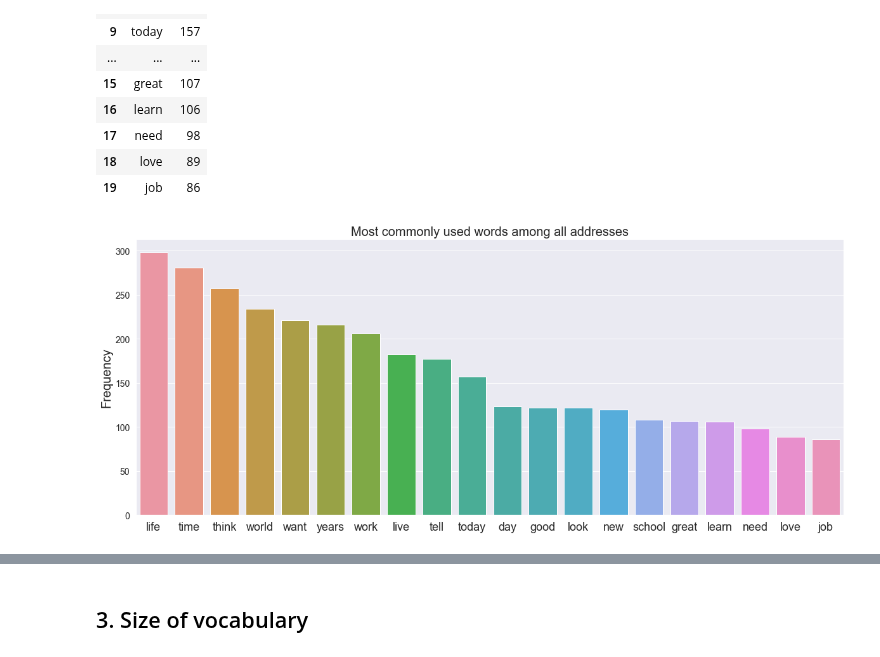
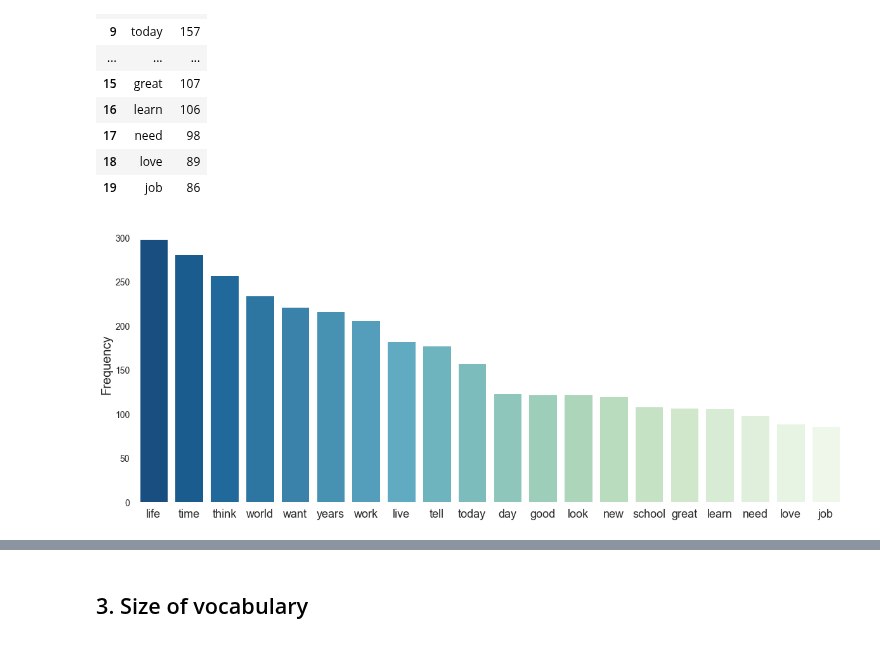
Before and after one commit to katiehuang1221/NLP-Analysis-On-Motivational-Speeches, a Jupyter notebook: notebook/04_EDA.ipynb, the cells around one changed output, grey strips where cells are left out. Drawn from its saved outputs; the diff is of its cells as text; code cells hidden in the pictures.

Commit message:
Change cmap and save most common words

```diff
--- a/notebook/04_EDA.ipynb
+++ b/notebook/04_EDA.ipynb
@@ -84,15 +84,22 @@ most_common
 | 19 | job | 86 |
 # %%
 # Barplot
-fig, ax = plt.subplots()
+sns.set_style('white')
+p = sns.color_palette("GnBu_r",20)
+sns.set_palette(p)
+
+fig, ax = plt.subplots(figsize=[20,8])
 sns.barplot(x='word',y='freq',data=most_common)
-ax.set_title('Most commonly used words among all addresses',fontsize=20)
+# ax.set_title('Most commonly used words among all addresses',fontsize=20)
 ax.set_ylabel('Frequency',fontsize=20)
-ax.set_xlabel('',fontsize=20)
+ax.set_xlabel('',fontsize=30)
+plt.box(on=None)
 plt.xticks(fontsize=18)
 plt.yticks(fontsize=14);
+
+fig.savefig('../plot/most_common_words.pdf', bbox_inches='tight', transparent=True)
 # %% [output]
-[figure, old version]
+[figure, new version]
 # %%
 # Pickle the list of common words
 # Can add to stop_words for topic modeling
```
Also changed, not shown: 1 other file.
